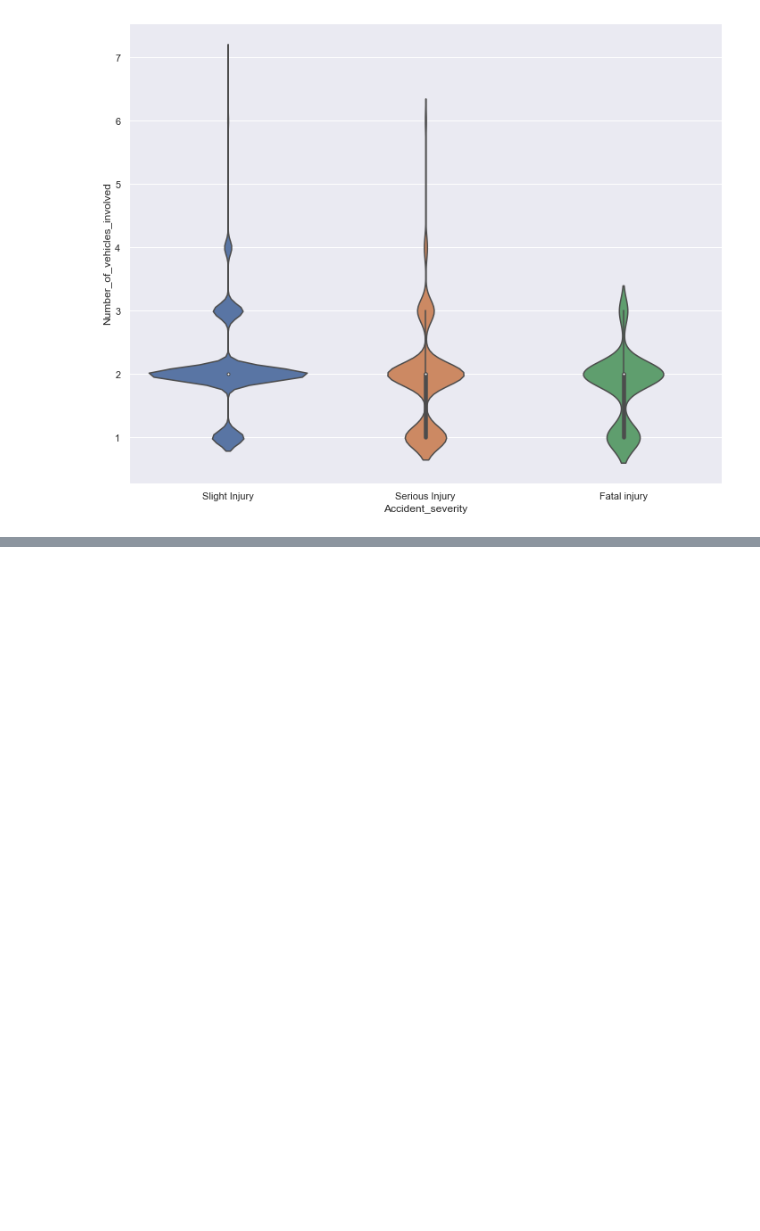
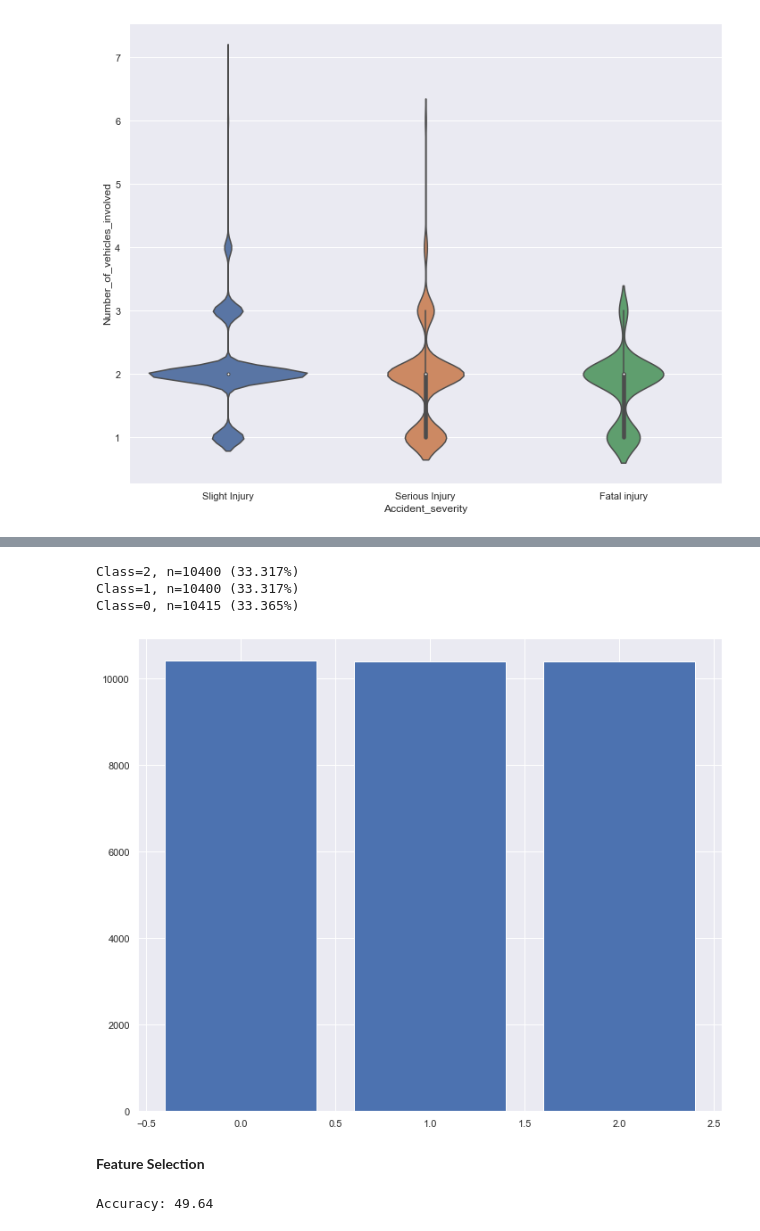
Before and after one commit to nathalierocelle/Machine_Learning_Portfolio, a Jupyter notebook: Project 1 - Road Traffic Severity Classification.ipynb, the cells around one changed output, grey strips where cells are left out. Saved outputs shown, nothing was run; the diff lists cells and outputs as text; code cells hidden in the pictures; blank space fills up the shorter version.

Commit message:
Add files via upload
add Feature Selection section

```diff
--- a/Project 1 - Road Traffic Severity Classification.ipynb
+++ b/Project 1 - Road Traffic Severity Classification.ipynb
@@ -524,0 +549,22 @@ df_copy.head()
+# %%
+from imblearn.combine import SMOTETomek
+from imblearn.under_sampling import TomekLinks
+
+# Define SMOTE-Tomek Links
+resample=SMOTETomek(tomek=TomekLinks(sampling_strategy='all'))
+X_tl, y_tl = resample.fit_resample(X, y)
+# %%
+counter = Counter(y_tl)
+for k,v in counter.items():
+	per = v / len(y_tl) * 100
+	print('Class=%d, n=%d (%.3f%%)' % (k, v, per))
+# plot the distribution
+plt.bar(counter.keys(), counter.values())
+plt.show()
+# %% [output]
+Class=2, n=10400 (33.317%)
+Class=1, n=10400 (33.317%)
+Class=0, n=10415 (33.365%)
+[figure, added]
+# %% [markdown]
+**Feature Selection**
@@ -524,0 +590,13 @@ df_copy.head()
+# %%
+# feature selection
+X_train_fs, X_test_fs = select_features(X_train, y_train, X_test, chi2)
+# fit the model
+model = LogisticRegression(solver='lbfgs')
+model.fit(X_train_fs, y_train)
+# evaluate the model
+yhat = model.predict(X_test_fs)
+# evaluate predictions
+accuracy = accuracy_score(y_test, yhat)
+print('Accuracy: %.2f' % (accuracy*100))
+# %% [output]
+Accuracy: 49.64
```
Also changed, not shown: parts of 69 cells of this notebook.
